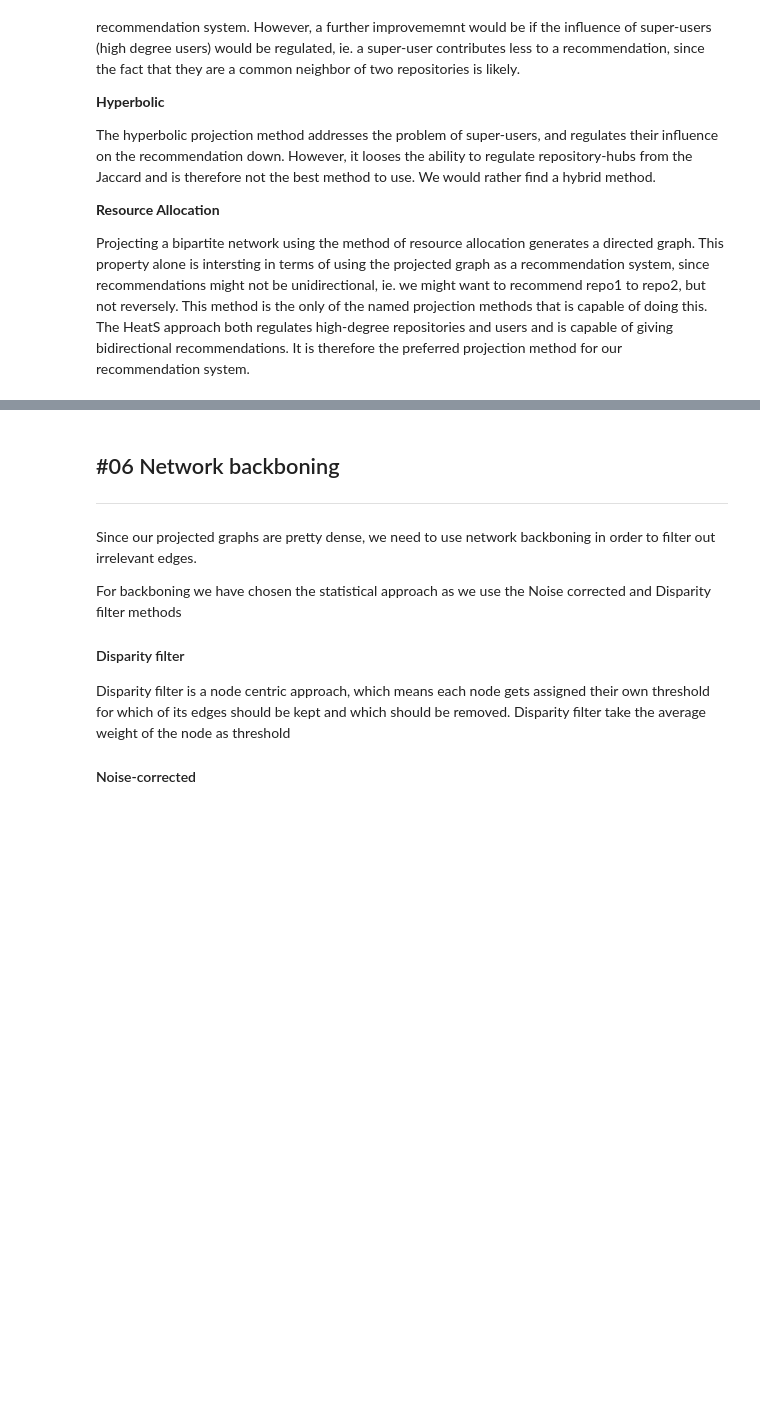
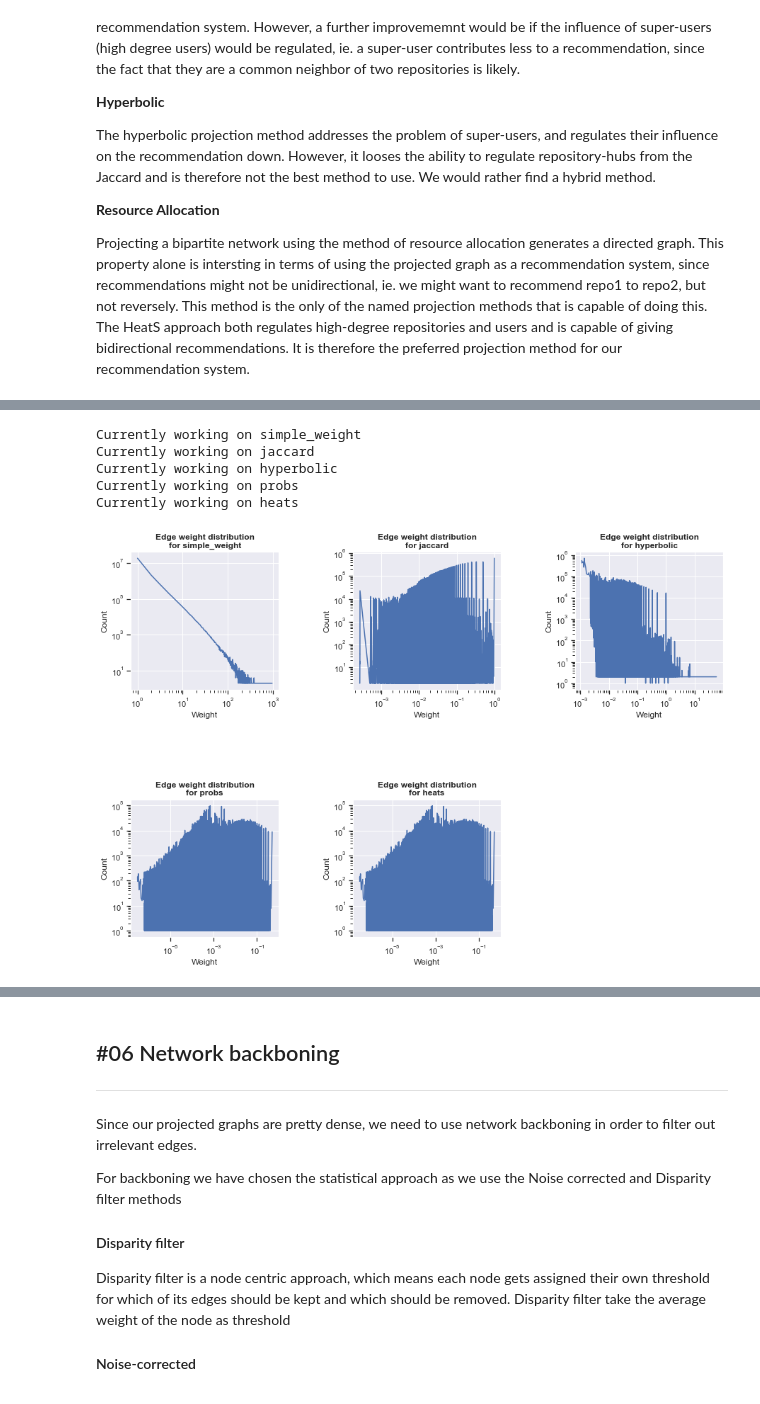
Before and after one commit to lukyrasocha/github-recommendation-system, a Jupyter notebook: main.ipynb, the cells around one changed output, grey strips where cells are left out. Saved outputs shown, nothing was run; the diff lists cells and outputs as text; code cells hidden in the pictures; blank space fills up the shorter version.

```diff
--- a/main.ipynb
+++ b/main.ipynb
@@ -826,0 +831,55 @@ The HeatS approach both regulates high-degree repositories and users and is capa
+# %%
+# Save the edge weights of each projection to dictionary
+weights = dict()
+
+for projection_name in projection_functions_names:
+
+    # Read the data
+    df = pd.read_csv(f"{PATH_TO['data']['projections']}/edge_list_format/{projection_name}.edges", header=0,delimiter="\t")
+
+    # Get the edge weights
+    weights[projection_name] = np.array(df['weight'])
+# %%
+# Define axs and figure
+fig, axs = plt.subplots(2, 3, figsize=(15, 10))
+plt.subplots_adjust(wspace=.5, hspace=.8)
+
+for i, row in enumerate(axs):
+
+    for j, ax in enumerate(row):
+
+        # Last subplot
+        if (i*3 + j) == 5:
+            ax.axis('off')
+            continue
+
+        # Get projection name
+        projection_name = projection_functions_names[i*3 + j]
+
+        print(f'Currently working on {projection_name}')
+
+        # Get the weights
+        c = Counter(weights[projection_name])
+        w = pd.DataFrame({'Weight': c.keys(), 'Count': c.values()}, columns=['Weight', 'Count']).sort_values(by='Weight')
+
+        # Plot it as lineplot
+        sns.lineplot(data=w, x='Weight', y='Count', ax=ax)
+
+        # Set the scale
+        ax.set_yscale('log')
+        ax.set_xscale('log')
+
+        # Set the title
+        ax.set_title(f'Edge weight distribution\nfor {projection_name}', weight='bold')
+
+plt.savefig(f"{PATH_TO['data']['figures']}/projections_weight_dist.jpg")
+# Save the plot
+if SAVE_FIG:
+    plt.savefig(f"{PATH_TO['data']['figures']}/projections_weight_dist.jpg")
+# %% [output]
+Currently working on simple_weight
+Currently working on jaccard
+Currently working on hyperbolic
+Currently working on probs
+Currently working on heats
+[figure, added]
```
Also changed, not shown: parts of 11 cells of this notebook, 2 other files.
